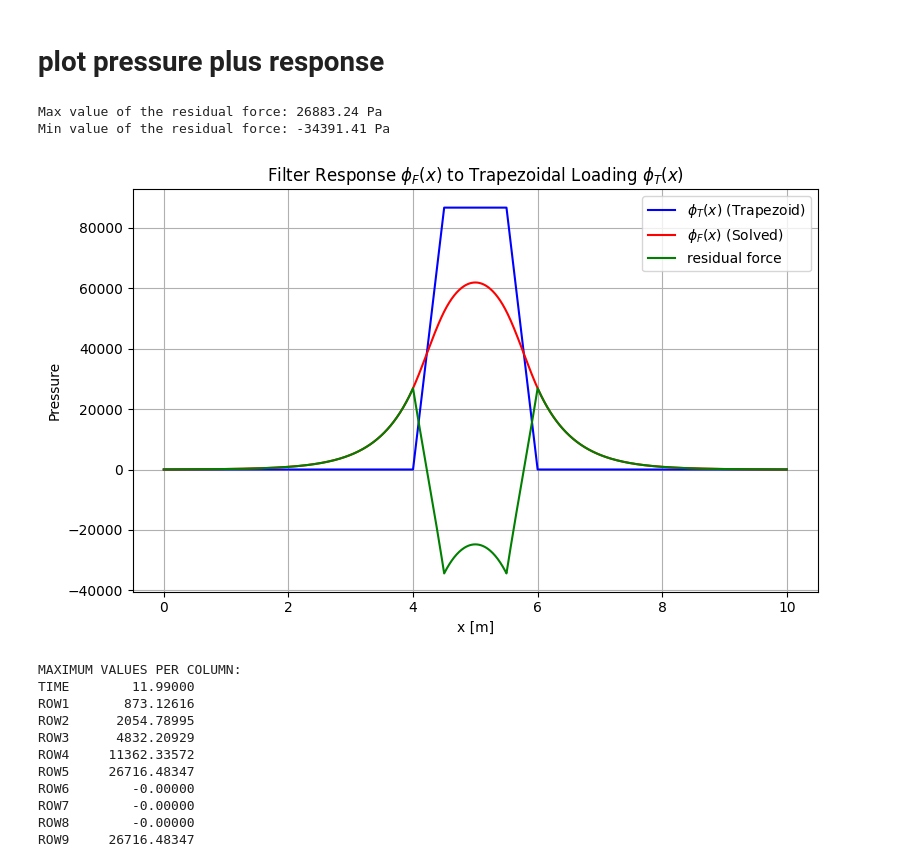
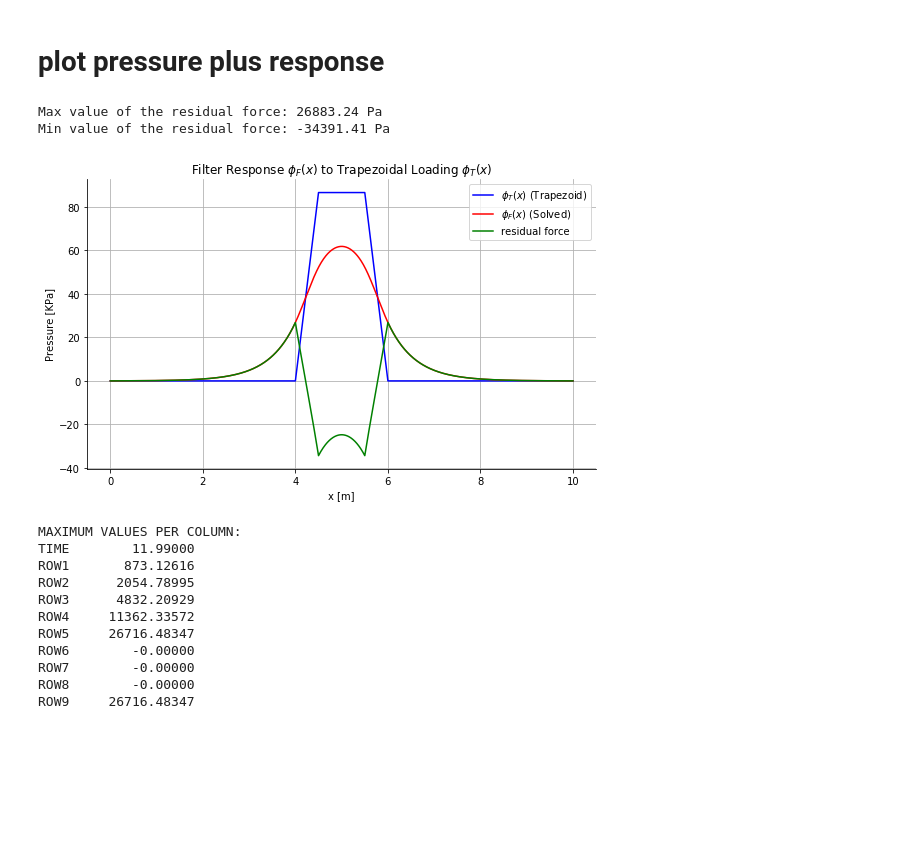
Before and after one commit to ThomasPennockTU/Thesis_Repository, a Jupyter notebook: workfolder/Forces_notebook.ipynb, the cells around one changed output. Cells and saved outputs as stored; diff of their text form; code cells hidden in the pictures; blank space fills up the shorter version.

Commit message:
new forces

```diff
--- a/workfolder/Forces_notebook.ipynb
+++ b/workfolder/Forces_notebook.ipynb
@@ -71,6 +71,10 @@ H_max:        8.62 m
 # %%
 
 %matplotlib inline
+
+# Force white background
+plt.rcParams['figure.facecolor'] = 'white'
+plt.rcParams['axes.facecolor'] = 'white'
 
 # Discretization
 dx = 0.01
@@ -97,44 +101,49 @@ b_vec[0] = 0
 b_vec[-1] = 0
 
 # Construct coefficient matrix A
 A = np.zeros((N, N))
 coeff = Lambda**2 / dx**2
 
 for i in range(1, N - 1):
     A[i, i - 1] = coeff
     A[i, i]     = -2 * coeff - 1
     A[i, i + 1] = coeff
 
 # Apply boundary conditions
 A[0, 0] = 1.0
 A[-1, -1] = 1.0
 
 # Solve
 phi_F = solve(A, b_vec)
 
 # residual force
 residual_force = phi_F - wave_impact
 
 #print max and min values
 print("Max value of the residual force: %.2f Pa" % np.max(residual_force))
 print("Min value of the residual force: %.2f Pa" % np.min(residual_force))
 
-# Plot
-plt.figure(figsize=(8, 5))
-plt.plot(x, wave_impact, label=r'$\phi_T(x)$ (Trapezoid)', color='blue')
-plt.plot(x, phi_F, label=r'$\phi_F(x)$ (Solved)', color='red')
-plt.plot(x, residual_force, label=r'residual force', color='green')
-plt.xlabel('x [m]')
-plt.ylabel('Pressure')
-plt.legend()
-plt.grid(True)
-plt.title('Filter Response $\phi_F(x)$ to Trapezoidal Loading $\phi_T(x)$')
+# Plot using ax
+fig, ax = plt.subplots(figsize=(8, 5)) # Create a figure and an axes object
+
+ax.plot(x, wave_impact/1000, label=r'$\phi_T(x)$ (Trapezoid)', color='blue')
+ax.plot(x, phi_F/1000, label=r'$\phi_F(x)$ (Solved)', color='red')
+ax.plot(x, residual_force/1000, label=r'residual force', color='green')
+
+ax.set_xlabel('x [m]')
+ax.set_ylabel('Pressure [KPa]')
+ax.legend()
+ax.grid(True)
+ax.set_title('Filter Response $\phi_F(x)$ to Trapezoidal Loading $\phi_T(x)$')
+ax.spines['top'].set_visible(False)
+ax.spines['right'].set_visible(False)
+
 plt.tight_layout()
 plt.show()
 # %% [output]
 Max value of the residual force: 26883.24 Pa
 Min value of the residual force: -34391.41 Pa
-[figure, old version]
+[figure, new version]
 # %%
 
 
```
Also changed, not shown: parts of 1 cell of this notebook, 2 other files.
